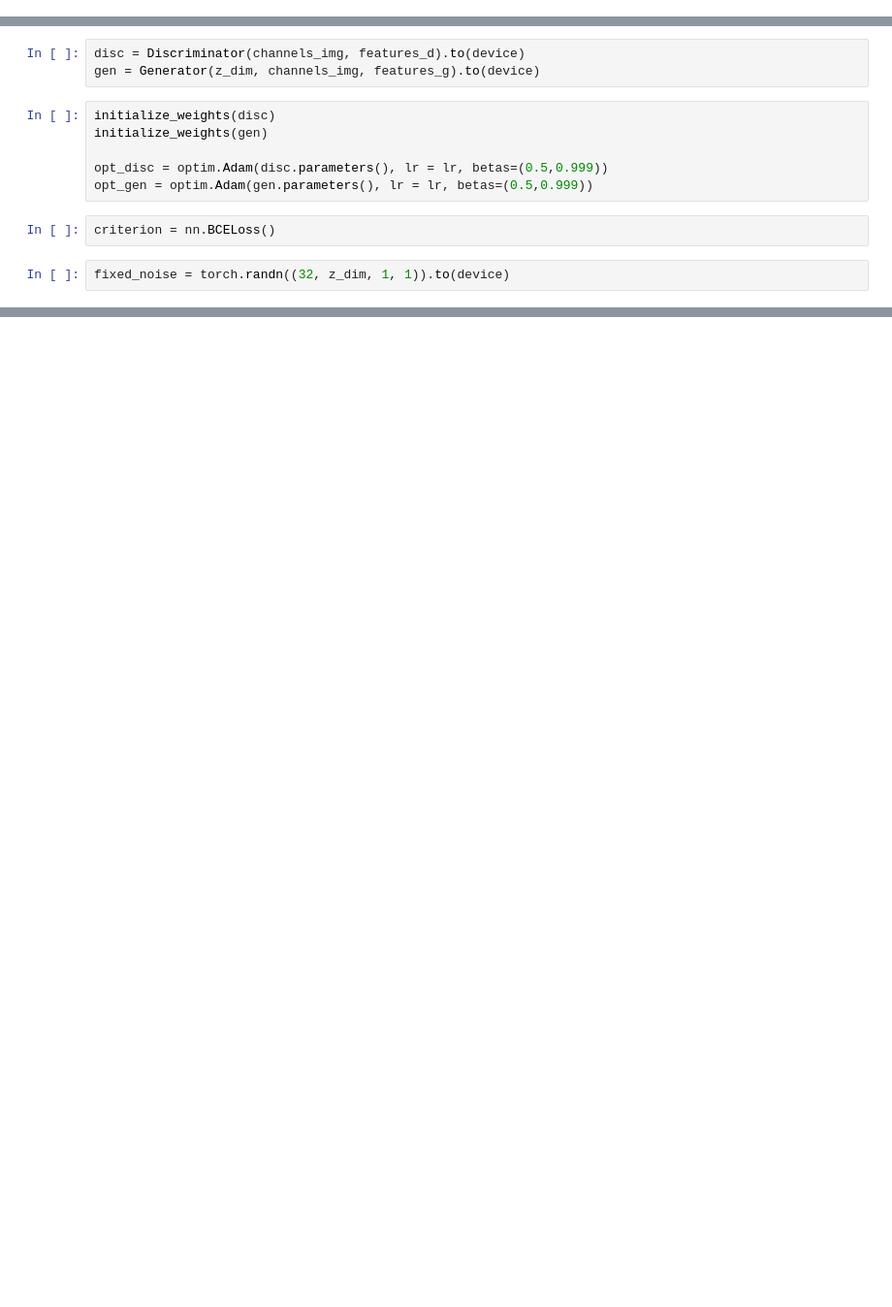
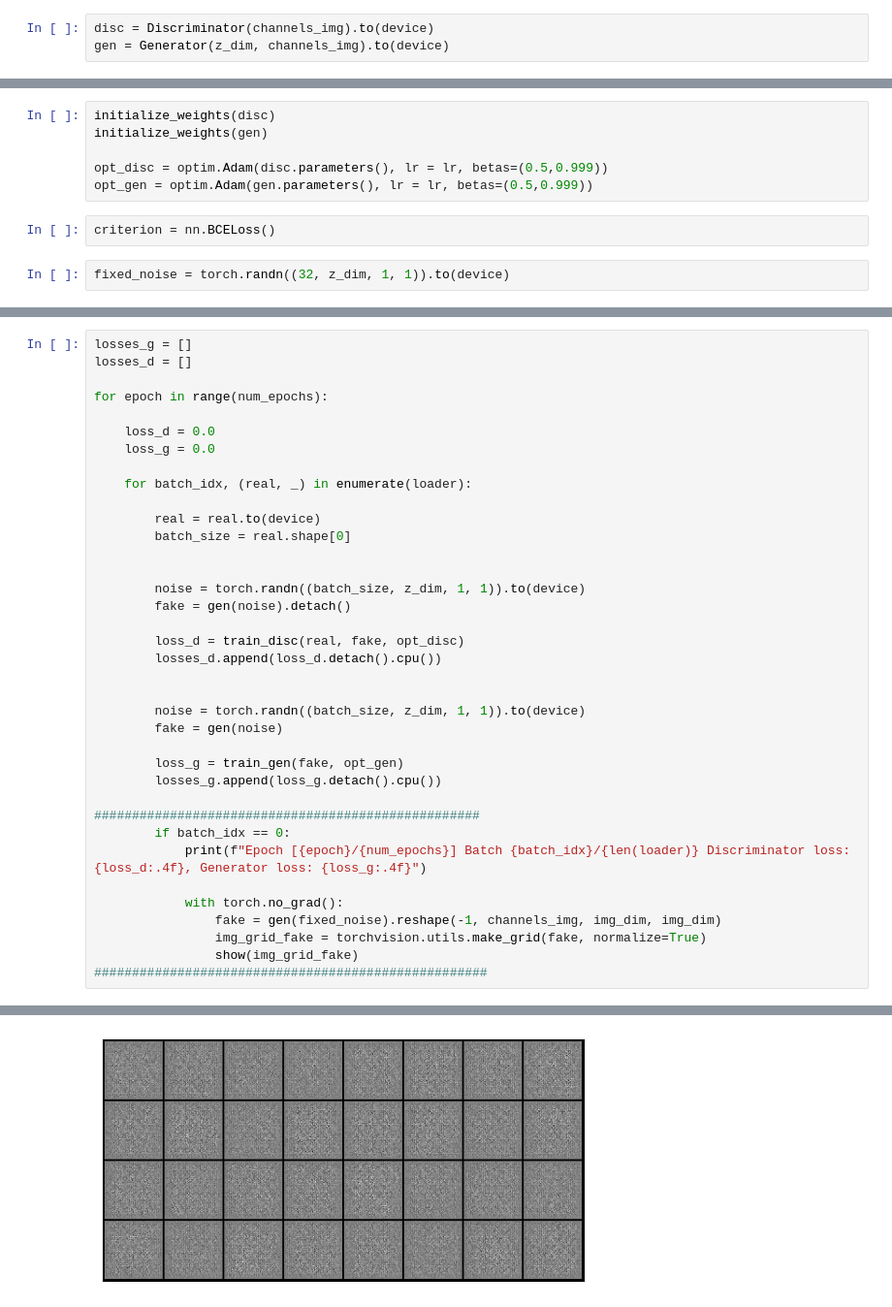
Before and after one commit to kaiju8/GANs-Implemented, a Jupyter notebook: DCGANs.ipynb, the cells around one changed output, grey strips where cells are left out. Shown at 97% size. Cells and saved outputs as stored; diff of their text form; blank space fills up the shorter version.

```diff
--- a/DCGANs.ipynb
+++ b/DCGANs.ipynb
@@ -102,0 +90,3 @@ features_g = 64
+# %%
+disc = Discriminator(channels_img).to(device)
+gen = Generator(z_dim, channels_img).to(device)
@@ -130,6 +125,3 @@ Extracting dataset/MNIST/raw/t10k-labels-idx1-ubyte.gz to dataset/MNIST/raw
-# %%
-disc = Discriminator(channels_img, features_d).to(device)
-gen = Generator(z_dim, channels_img, features_g).to(device)
 # %%
 initialize_weights(disc)
 initialize_weights(gen)
@@ -206,0 +179,38 @@ Epoch [4/5] Batch 0/469 \Loss D: 1.4020, loss G: 1.5067
+# %%
+losses_g = []
+losses_d = []
+
+for epoch in range(num_epochs):
+
+    loss_d = 0.0
+    loss_g = 0.0
+
+    for batch_idx, (real, _) in enumerate(loader):
+
+        real = real.to(device)
+        batch_size = real.shape[0]
+
+
+        noise = torch.randn((batch_size, z_dim, 1, 1)).to(device)
+        fake = gen(noise).detach()
+
+        loss_d = train_disc(real, fake, opt_disc)
+        losses_d.append(loss_d.detach().cpu())
+
+
+        noise = torch.randn((batch_size, z_dim, 1, 1)).to(device)
+        fake = gen(noise)
+
+        loss_g = train_gen(fake, opt_gen)
+        losses_g.append(loss_g.detach().cpu())
+
+###################################################
+        if batch_idx == 0:
+            print(f"Epoch [{epoch}/{num_epochs}] Batch {batch_idx}/{len(loader)} Discriminator loss: {loss_d:.4f}, Generator loss: {loss_g:.4f}")
+
+            with torch.no_grad():
+                fake = gen(fixed_noise).reshape(-1, channels_img, img_dim, img_dim)
+                img_grid_fake = torchvision.utils.make_grid(fake, normalize=True)
+                show(img_grid_fake)
+####################################################
+# %% [output]
@@ -206,0 +222 @@ Epoch [4/5] Batch 0/469 \Loss D: 1.4020, loss G: 1.5067
+[figure, added]
```
Also changed, not shown: parts of 15 cells of this notebook.
